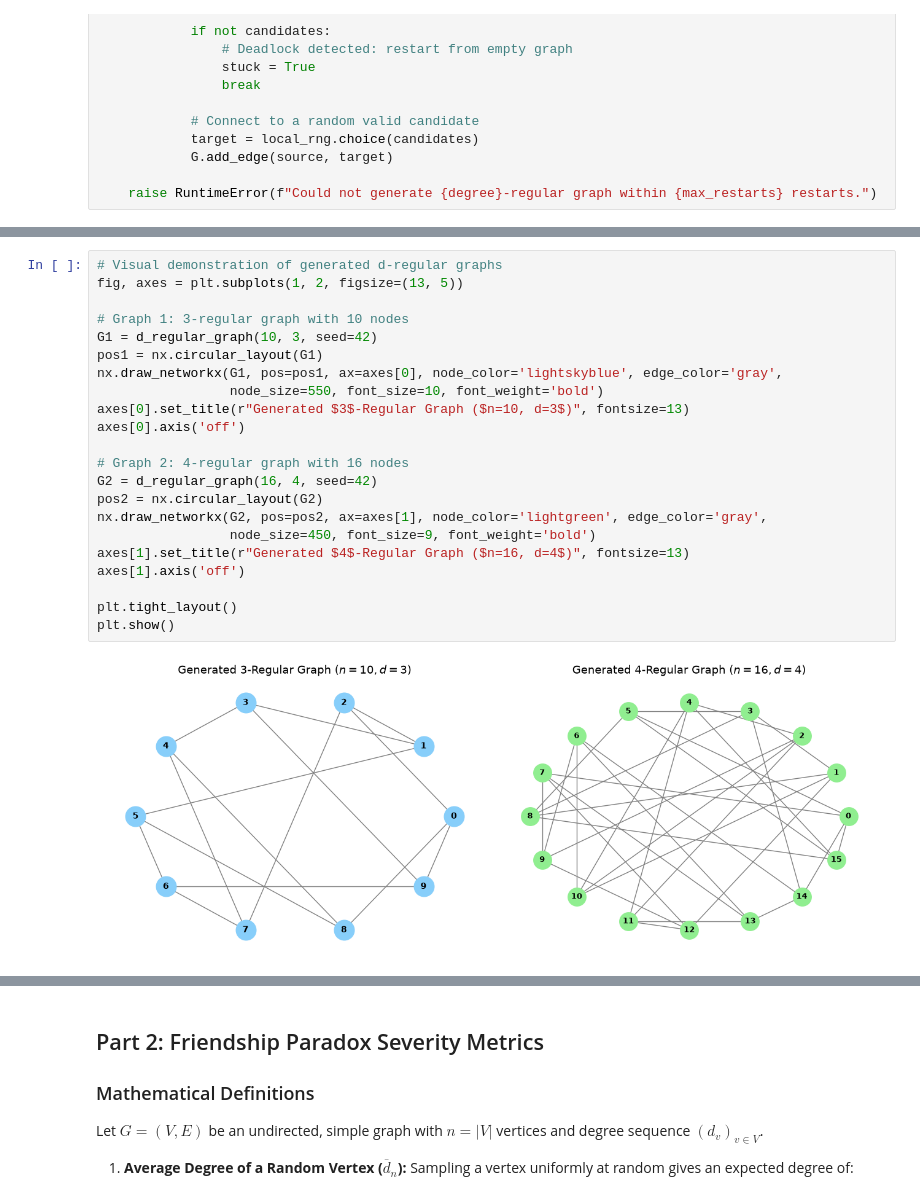
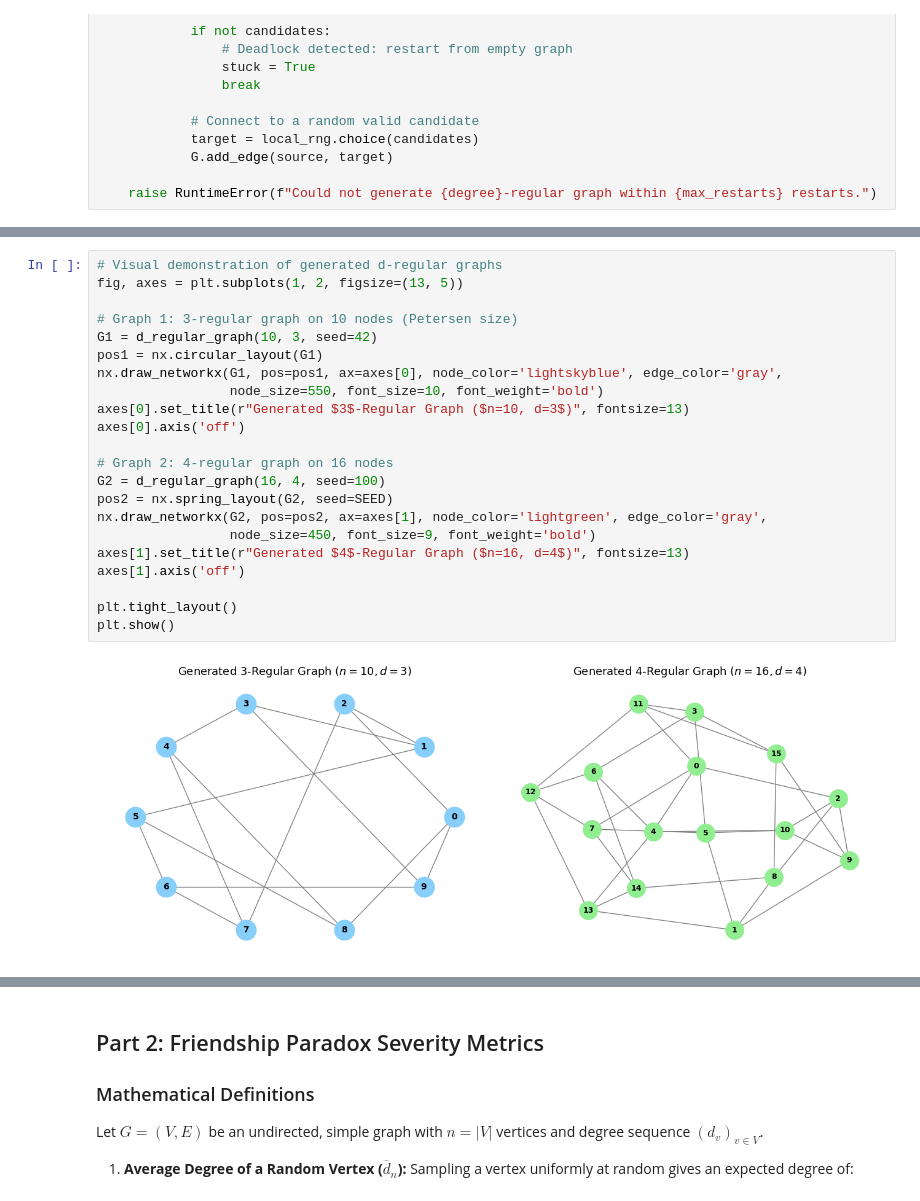
Before and after one commit to AdTraveller2345/asssignment1, a Jupyter notebook: Measuring_the_Friendship_Paradox.ipynb, the cells around one changed output, grey strips where cells are left out. Drawn from its saved outputs; the diff is of its cells as text.

```diff
--- a/Measuring_the_Friendship_Paradox.ipynb
+++ b/Measuring_the_Friendship_Paradox.ipynb
@@ -251,24 +266,24 @@ Correctly raised ValueError: Impossible graph: n * degree (91 * 3 = 273) must be
 # %%
 # Visual demonstration of generated d-regular graphs
 fig, axes = plt.subplots(1, 2, figsize=(13, 5))
 
-# Graph 1: 3-regular graph with 10 nodes
+# Graph 1: 3-regular graph on 10 nodes (Petersen size)
 G1 = d_regular_graph(10, 3, seed=42)
 pos1 = nx.circular_layout(G1)
 nx.draw_networkx(G1, pos=pos1, ax=axes[0], node_color='lightskyblue', edge_color='gray',
                  node_size=550, font_size=10, font_weight='bold')
 axes[0].set_title(r"Generated $3$-Regular Graph ($n=10, d=3$)", fontsize=13)
 axes[0].axis('off')
 
-# Graph 2: 4-regular graph with 16 nodes
-G2 = d_regular_graph(16, 4, seed=42)
-pos2 = nx.circular_layout(G2)
+# Graph 2: 4-regular graph on 16 nodes
+G2 = d_regular_graph(16, 4, seed=100)
+pos2 = nx.spring_layout(G2, seed=SEED)
 nx.draw_networkx(G2, pos=pos2, ax=axes[1], node_color='lightgreen', edge_color='gray',
                  node_size=450, font_size=9, font_weight='bold')
 axes[1].set_title(r"Generated $4$-Regular Graph ($n=16, d=4$)", fontsize=13)
 axes[1].axis('off')
 
 plt.tight_layout()
 plt.show()
 # %% [output]
-[figure, old version]
+[figure, new version]
```
Also changed, not shown: parts of 16 cells of this notebook.
